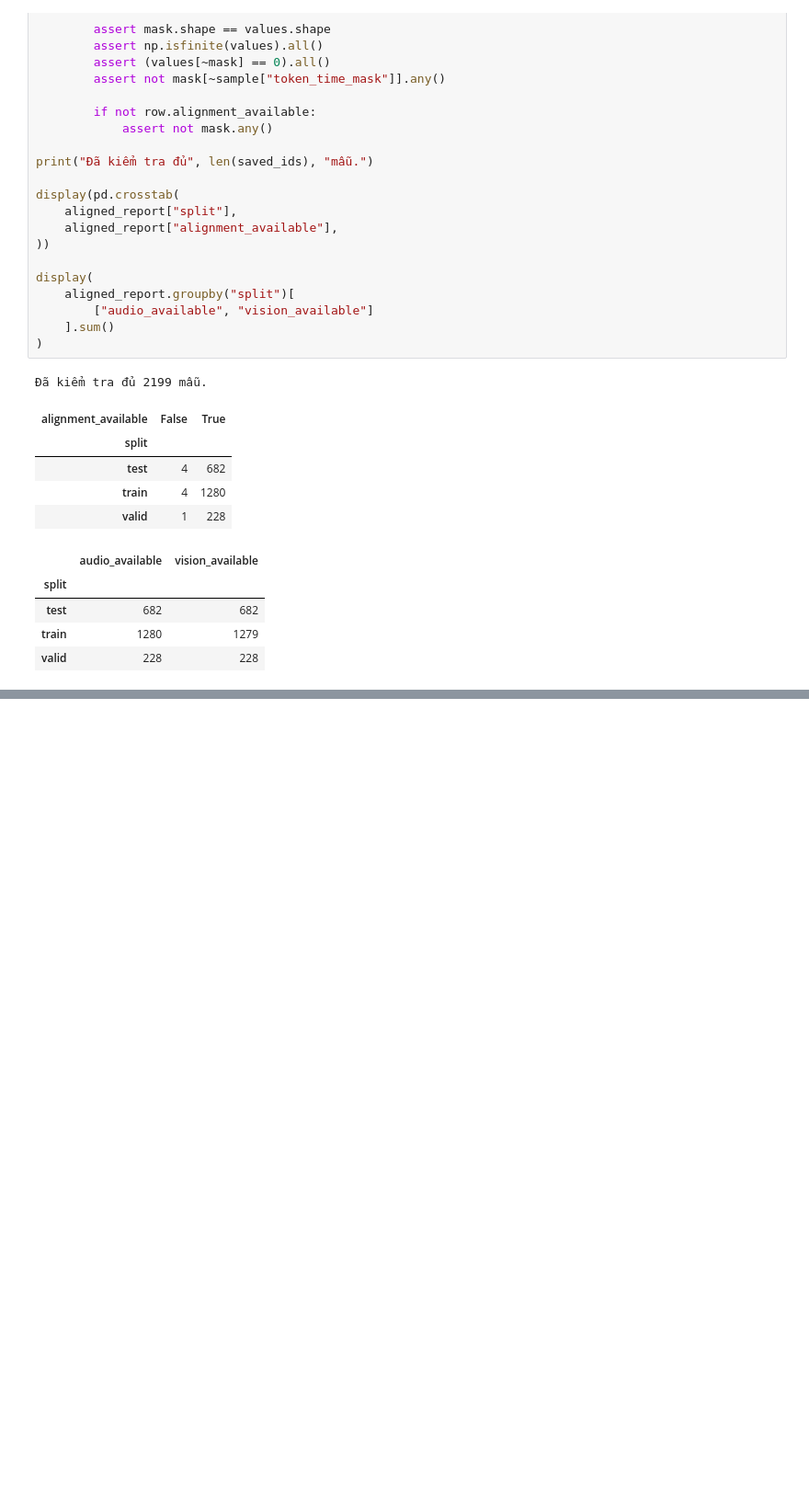
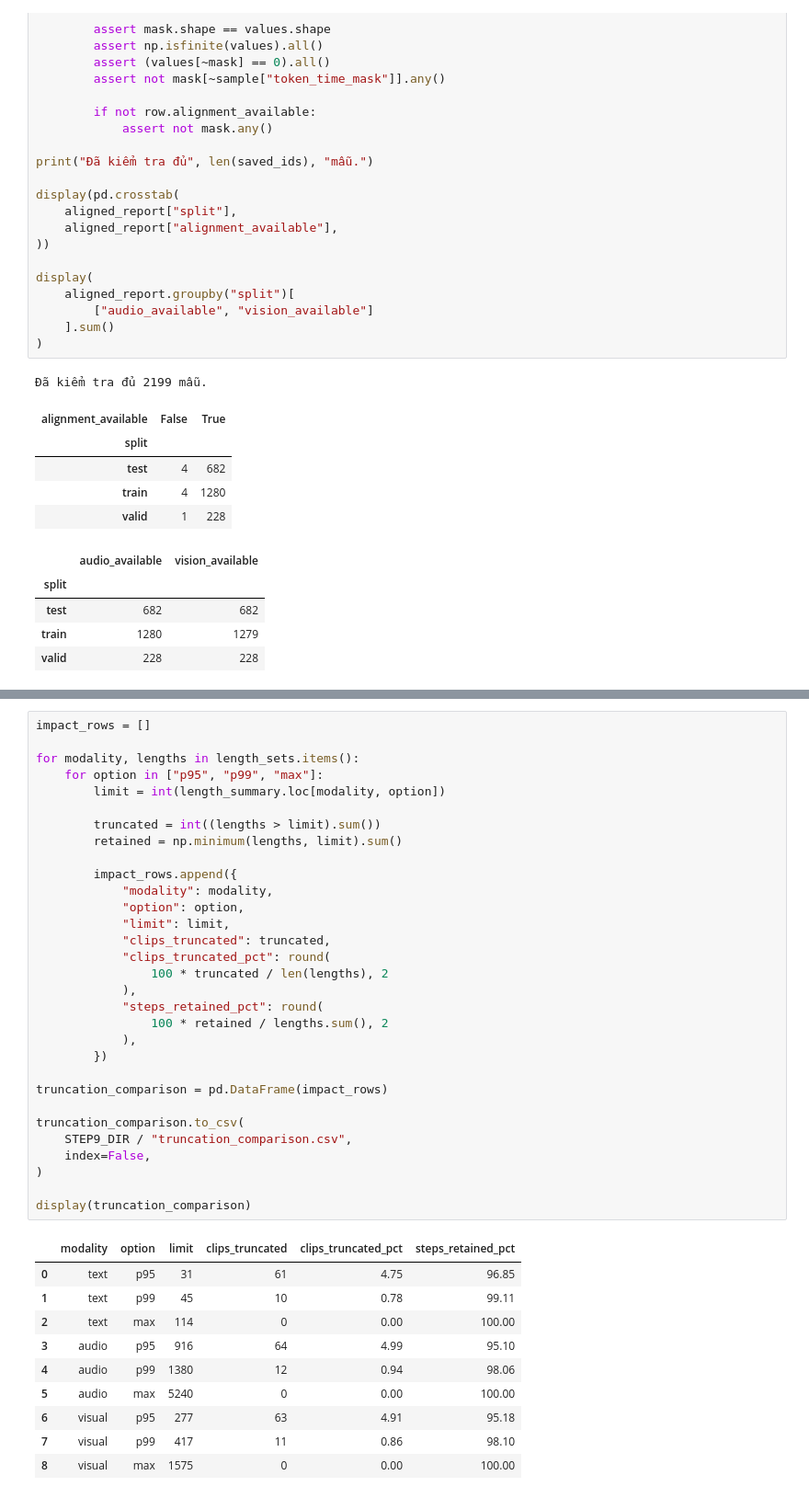
Before and after one commit to danghau2512/DataMining-MSA, a Jupyter notebook: src/notebooks/02_Preprocessing.ipynb, the cells around one changed output, grey strips where cells are left out. Shown at 92% size. Drawn from its saved outputs; the diff is of its cells as text; blank space fills up the shorter version.

```diff
--- a/src/notebooks/02_Preprocessing.ipynb
+++ b/src/notebooks/02_Preprocessing.ipynb
@@ -3779,0 +3920,42 @@ display(
+# %%
+impact_rows = []
+
+for modality, lengths in length_sets.items():
+    for option in ["p95", "p99", "max"]:
+        limit = int(length_summary.loc[modality, option])
+
+        truncated = int((lengths > limit).sum())
+        retained = np.minimum(lengths, limit).sum()
+
+        impact_rows.append({
+            "modality": modality,
+            "option": option,
+            "limit": limit,
+            "clips_truncated": truncated,
+            "clips_truncated_pct": round(
+                100 * truncated / len(lengths), 2
+            ),
+            "steps_retained_pct": round(
+                100 * retained / lengths.sum(), 2
+            ),
+        })
+
+truncation_comparison = pd.DataFrame(impact_rows)
+
+truncation_comparison.to_csv(
+    STEP9_DIR / "truncation_comparison.csv",
+    index=False,
+)
+
+display(truncation_comparison)
+# %% [output]
+|  | modality | option | limit | clips_truncated | clips_truncated_pct | steps_retained_pct |
+| 0 | text | p95 | 31 | 61 | 4.75 | 96.85 |
+| 1 | text | p99 | 45 | 10 | 0.78 | 99.11 |
+| 2 | text | max | 114 | 0 | 0.00 | 100.00 |
+| 3 | audio | p95 | 916 | 64 | 4.99 | 95.10 |
+| 4 | audio | p99 | 1380 | 12 | 0.94 | 98.06 |
+| 5 | audio | max | 5240 | 0 | 0.00 | 100.00 |
+| 6 | visual | p95 | 277 | 63 | 4.91 | 95.18 |
+| 7 | visual | p99 | 417 | 11 | 0.86 | 98.10 |
+| 8 | visual | max | 1575 | 0 | 0.00 | 100.00 |
```
Also changed, not shown: parts of 14 cells of this notebook.
